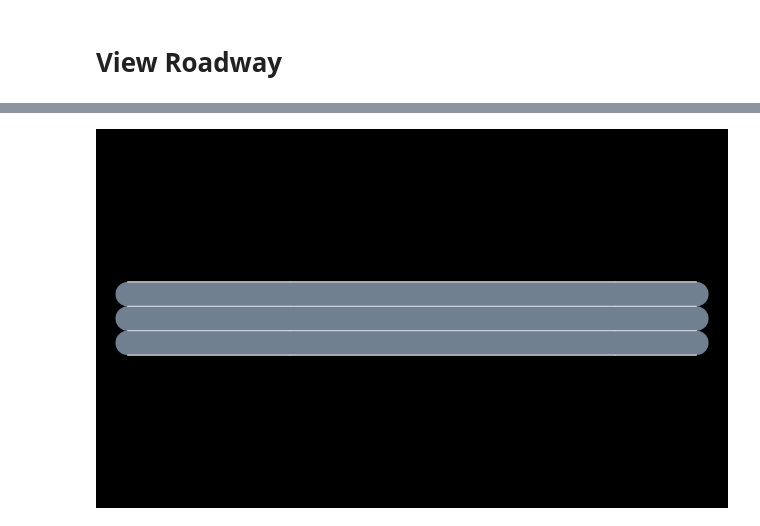
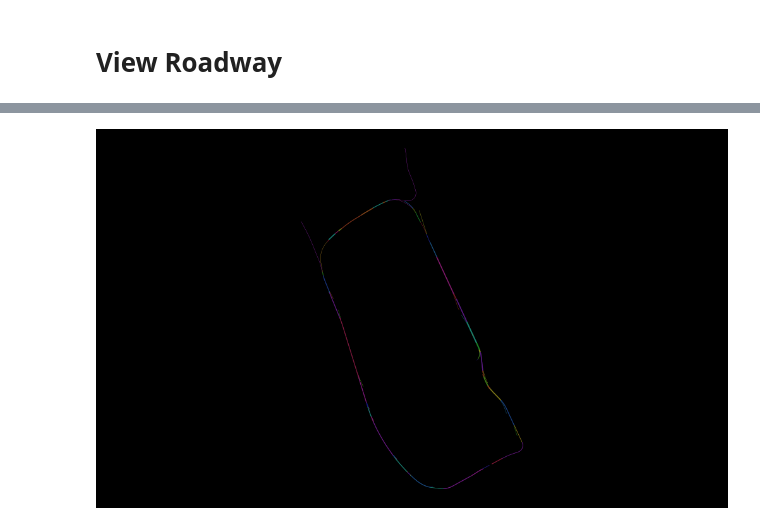
Before and after one commit to sisl/AutomotiveDrivingModels.jl, a Jupyter notebook: jnotebooks/ViewRoadway.ipynb, the cells around one changed output, grey strips where cells are left out. Drawn from its saved outputs; the diff is of its cells as text; code cells hidden in the pictures.

```diff
--- a/jnotebooks/ViewRoadway.ipynb
+++ b/jnotebooks/ViewRoadway.ipynb
@@ -66,0 +15,26 @@ get_test_roadway (generic function with 1 method)
+# %%
+using RoadNetworks
+include("/home/tim/.julia/v0.4/BoschData/scripts/gen_roadways.jl")
+
+RNDF_FILE = "/media/tim/DATAPART1/Data/Bosch/source2/detroit_v4_rndf_copy.txt"
+ROADWAY_OUTPUT_FILE = "/media/tim/DATAPART1/Data/Bosch/processed/streetmaps/streetmap_detroit_v4.jld"
+
+
+@printf("Loading RNDF... "); tic()
+rndf = load_rndf(RNDF_FILE)
+toc()
+
+@printf("Building roadway... "); tic()
+roadway = convert(Roadway, rndf, verbosity=2)
+toc()
+
+rendermodel = RenderModel()
+s = CairoRGBSurface(DEFAULT_CANVAS_WIDTH, DEFAULT_CANVAS_HEIGHT)
+ctx = creategc(s)
+clear_setup!(rendermodel)
+
+render!(rendermodel, roadway)
+
+camera_fit_to_content!(rendermodel, DEFAULT_CANVAS_WIDTH, DEFAULT_CANVAS_HEIGHT)
+render(rendermodel, ctx, DEFAULT_CANVAS_WIDTH, DEFAULT_CANVAS_HEIGHT)
+s
@@ -67,15 +60,16 @@ get_test_roadway (generic function with 1 method)
 # %%
-roadway = get_test_roadway()
+include("/home/tim/.julia/v0.4/BoschData/scripts/gen_roadways.jl")
+roadway2 = resegment_roadway(roadway)
 
 rendermodel = RenderModel()
 s = CairoRGBSurface(DEFAULT_CANVAS_WIDTH, DEFAULT_CANVAS_HEIGHT)
 ctx = creategc(s)
 clear_setup!(rendermodel)
 
-render!(rendermodel, roadway)
+render!(rendermodel, roadway2)
 
 camera_fit_to_content!(rendermodel, DEFAULT_CANVAS_WIDTH, DEFAULT_CANVAS_HEIGHT)
 render(rendermodel, ctx, DEFAULT_CANVAS_WIDTH, DEFAULT_CANVAS_HEIGHT)
 s
 # %% [output]
-[figure, old version]
+[figure, new version]
```
Also changed, not shown: parts of 9 cells of this notebook, 1 other file.
